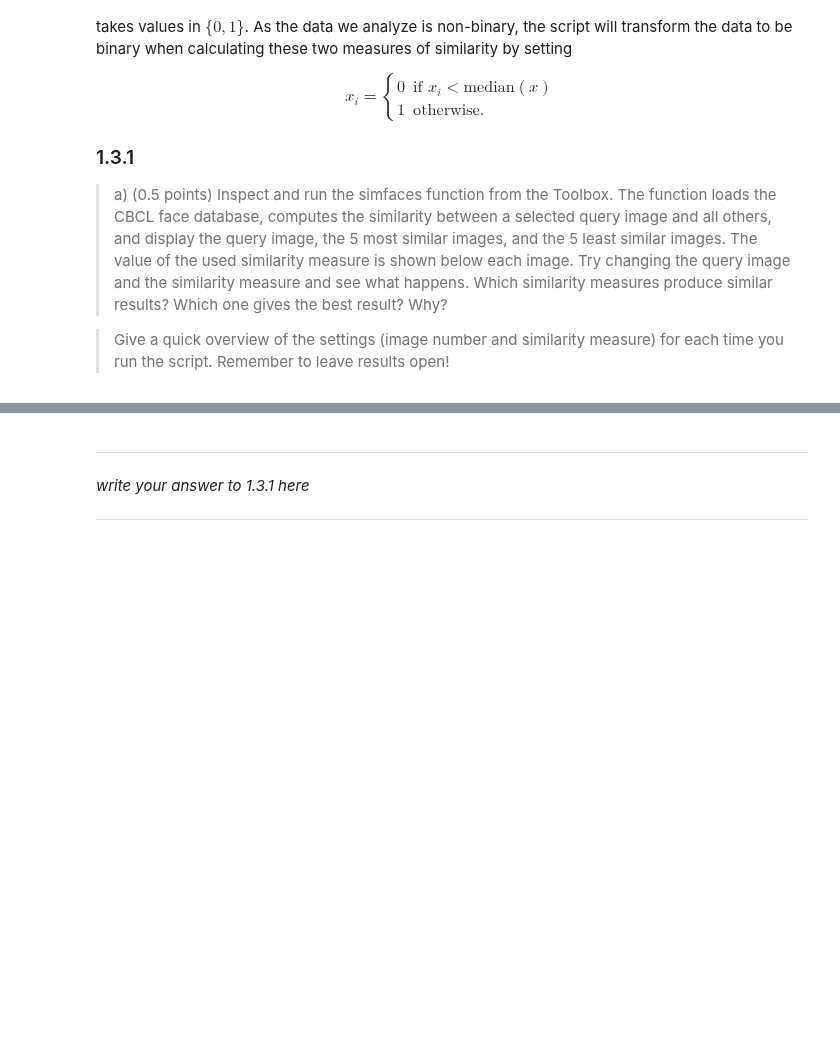
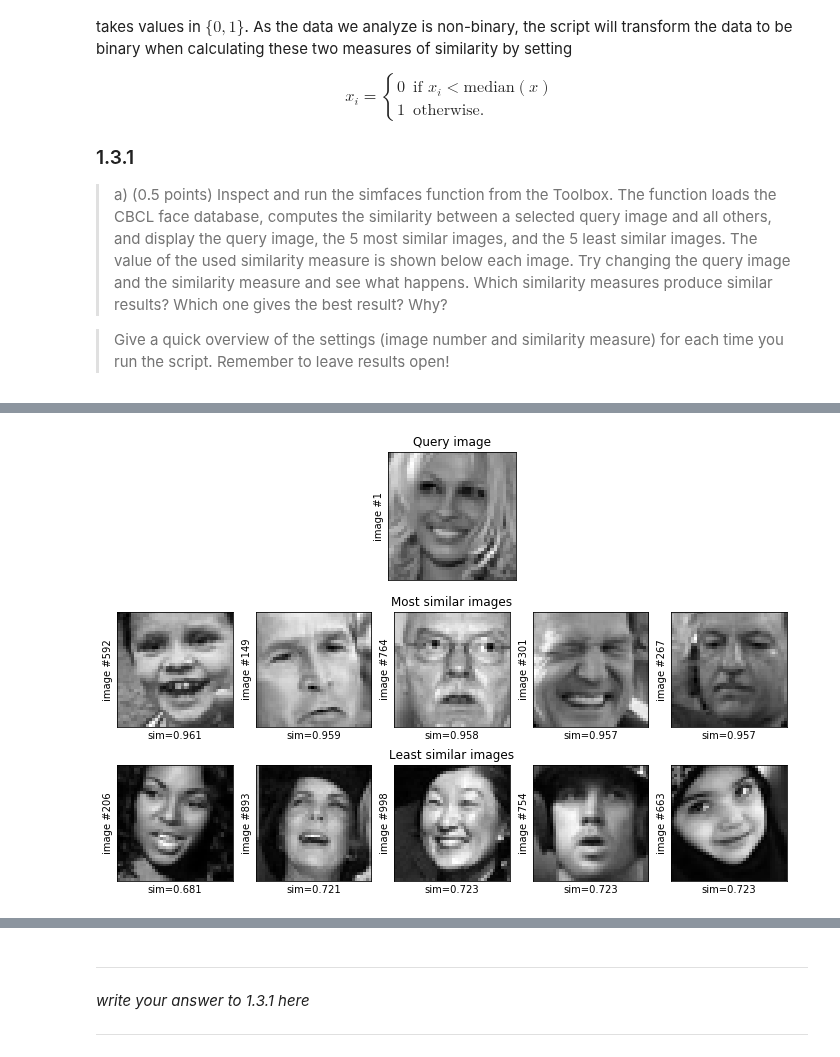
Before and after one commit to gabrielraya/Data-Mining, a Jupyter notebook: Assignment_1.ipynb, the cells around one changed output, grey strips where cells are left out. Cells and saved outputs as stored; diff of their text form; code cells hidden in the pictures; blank space fills up the shorter version.

```diff
--- a/Assignment_1.ipynb
+++ b/Assignment_1.ipynb
@@ -504,0 +519,4 @@ $$x_i = \left\{ \begin{array}{ll} 0 & \textrm{if~} x_i < \textrm{median}({x}) \\
+# %%
+simfaces(i=1, similarity_measure = 'Cosine')
+# %% [output]
+[figure, added]
```
Also changed, not shown: parts of 7 cells of this notebook.
